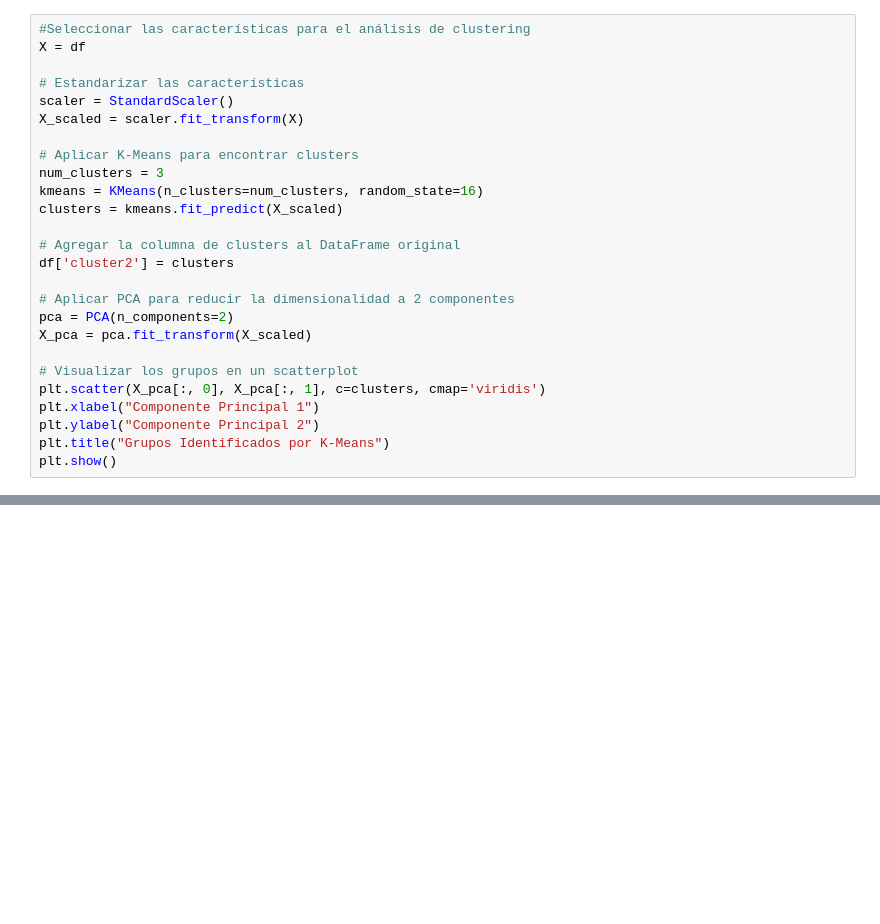
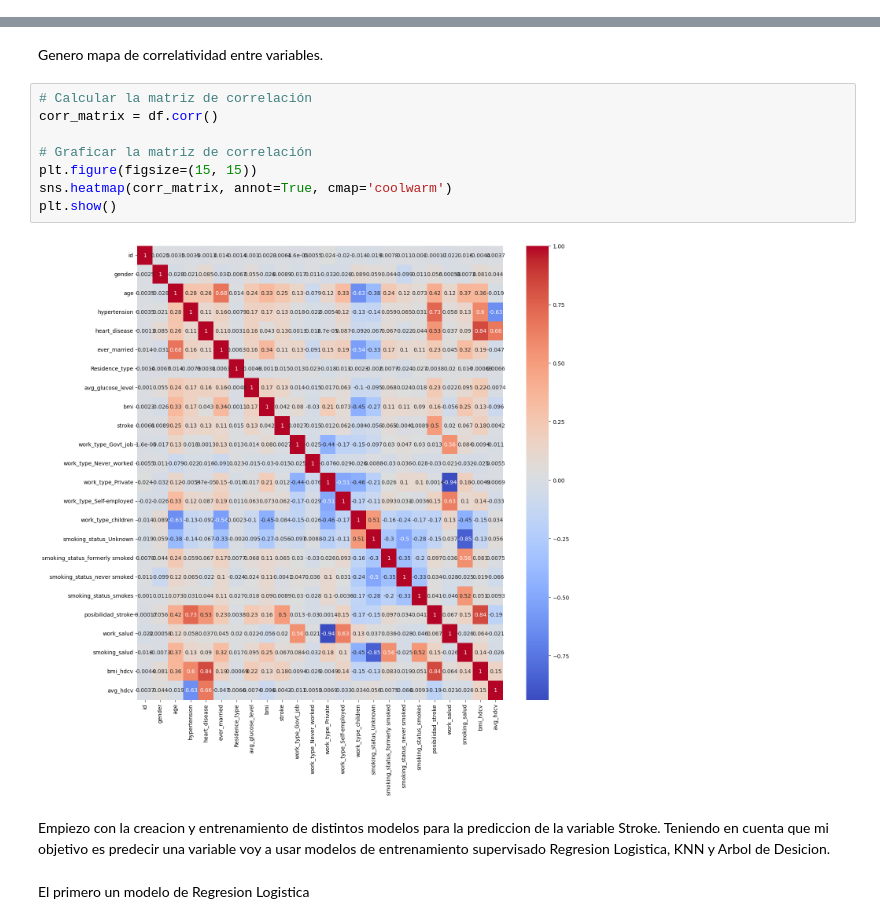
Before and after one commit to Lucassanc/Proyecto-Final-Data-Science, a Jupyter notebook: MODELO.ipynb, the cells around one changed output, grey strips where cells are left out. Drawn from its saved outputs; the diff is of its cells as text; blank space fills up the shorter version.

```diff
--- a/MODELO.ipynb
+++ b/MODELO.ipynb
@@ -83,26 +169,0 @@ plt.show()
-# %%
-#Seleccionar las características para el análisis de clustering
-X = df
-
-# Estandarizar las características
-scaler = StandardScaler()
-X_scaled = scaler.fit_transform(X)
-
-# Aplicar K-Means para encontrar clusters
-num_clusters = 3
-kmeans = KMeans(n_clusters=num_clusters, random_state=16)
-clusters = kmeans.fit_predict(X_scaled)
-
-# Agregar la columna de clusters al DataFrame original
-df['cluster2'] = clusters
-
-# Aplicar PCA para reducir la dimensionalidad a 2 componentes
-pca = PCA(n_components=2)
-X_pca = pca.fit_transform(X_scaled)
-
-# Visualizar los grupos en un scatterplot
-plt.scatter(X_pca[:, 0], X_pca[:, 1], c=clusters, cmap='viridis')
-plt.xlabel("Componente Principal 1")
-plt.ylabel("Componente Principal 2")
-plt.title("Grupos Identificados por K-Means")
-plt.show()
@@ -411,0 +170,18 @@ Mean Cross-Validation Loss: 0.0000
+# %% [markdown]
+Genero mapa de correlatividad entre variables.
+# %%
+# Calcular la matriz de correlación
+corr_matrix = df.corr()
+
+# Graficar la matriz de correlación
+plt.figure(figsize=(15, 15))
+sns.heatmap(corr_matrix, annot=True, cmap='coolwarm')
+plt.show()
+# %% [output]
+[figure, added]
+# %% [markdown]
+Empiezo con la creacion y entrenamiento de distintos modelos para la prediccion de la variable Stroke.
+Teniendo en cuenta que mi objetivo es predecir una variable voy a usar modelos de entrenamiento supervisado
+Regresion Logistica, KNN y Arbol de Desicion.
+# %% [markdown]
+El primero un modelo de Regresion Logistica
```
Also changed, not shown: parts of 54 cells of this notebook, 2 other files.
